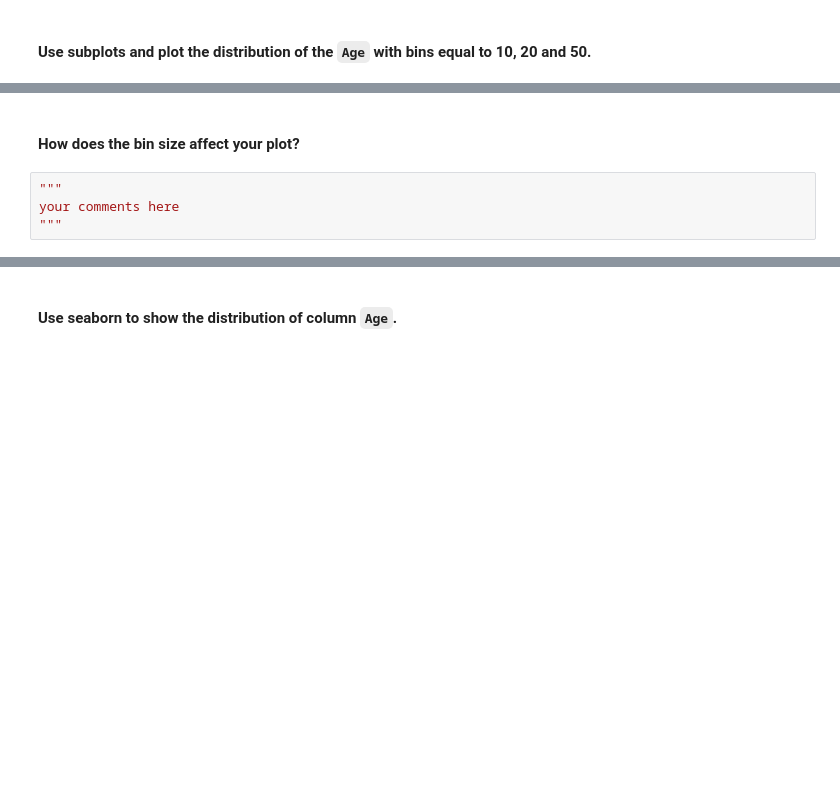
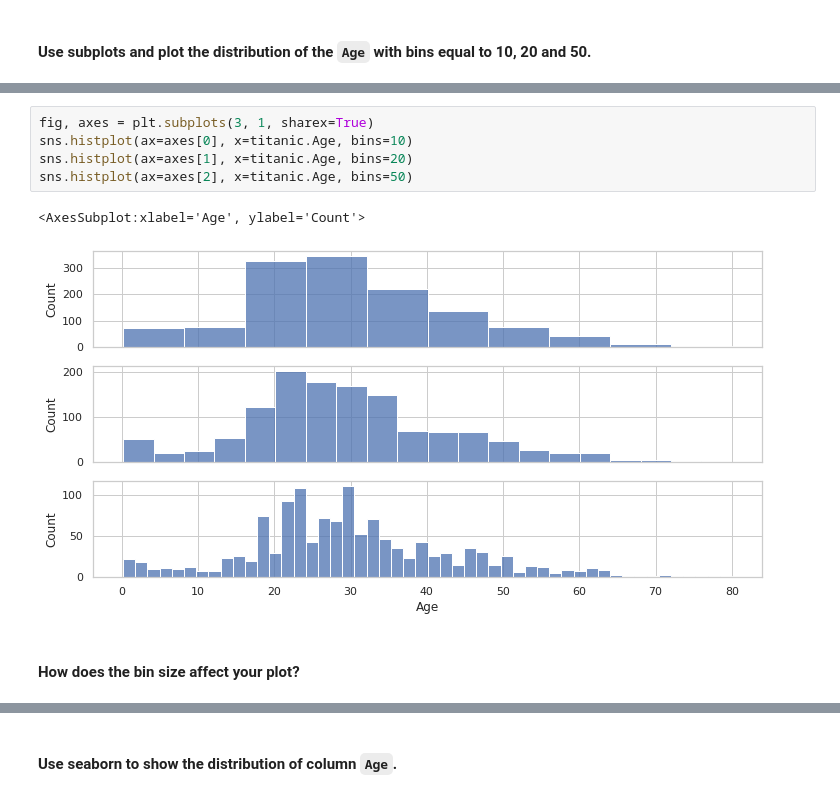
Before and after one commit to Ironhack-Data-Madrid-Enero-2022/lab-matplotlib-seaborn, a Jupyter notebook: your-code/main.ipynb, the cells around one changed output, grey strips where cells are left out. Drawn from its saved outputs; the diff is of its cells as text; blank space fills up the shorter version.

```diff
--- a/your-code/main.ipynb
+++ b/your-code/main.ipynb
@@ -150,6 +203,10 @@ plt.close() # Closing the figure helps making the jupyter notebook easier to go
+# %%
+fig, axes = plt.subplots(3, 1, sharex=True)
+sns.histplot(ax=axes[0], x=titanic.Age, bins=10)
+sns.histplot(ax=axes[1], x=titanic.Age, bins=20)
+sns.histplot(ax=axes[2], x=titanic.Age, bins=50)
+# %% [output]
+<AxesSubplot:xlabel='Age', ylabel='Count'>
+[figure, added]
 # %% [markdown]
 #### How does the bin size affect your plot?
-# %%
-"""
-your comments here
-"""
```
Also changed, not shown: parts of 47 cells of this notebook.
